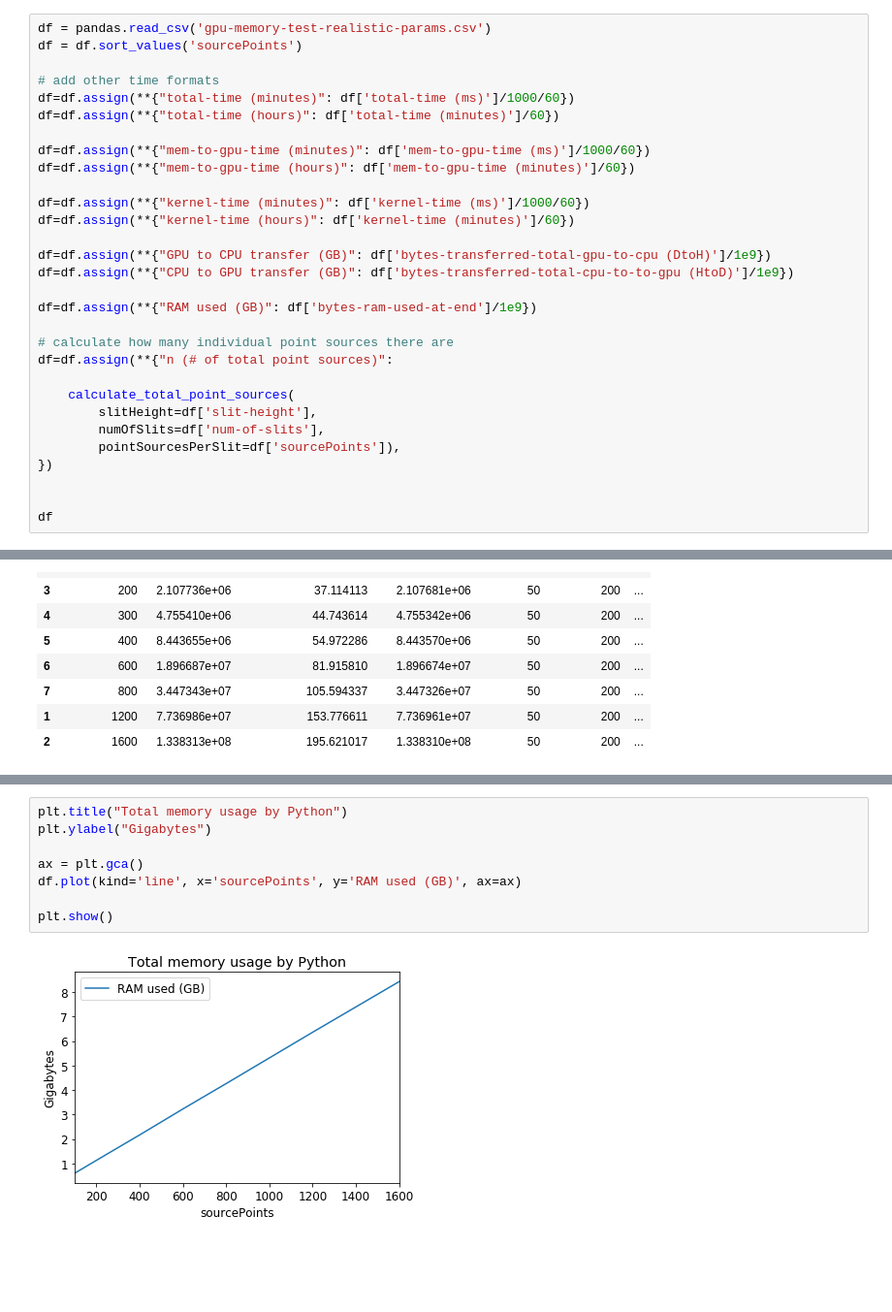
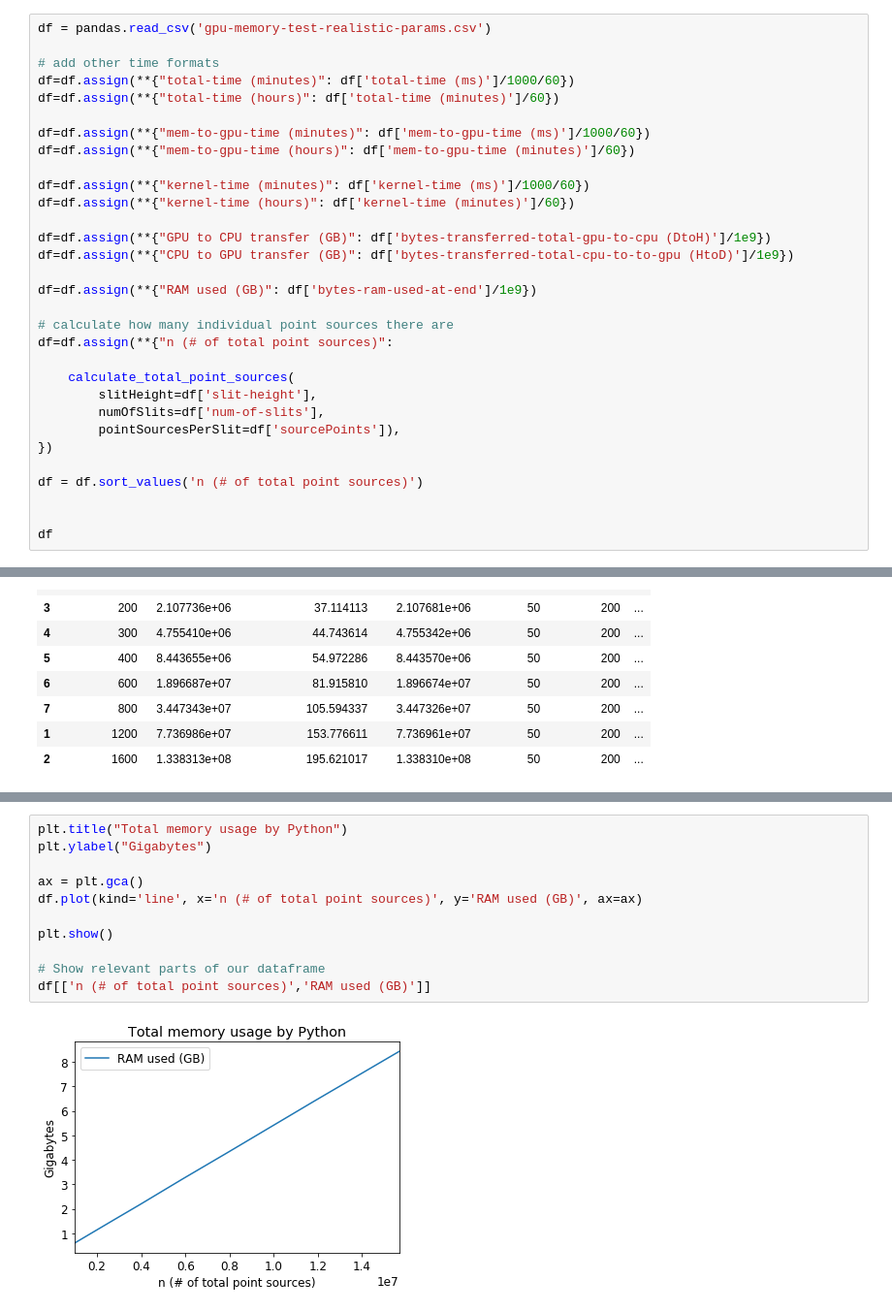
Before and after one commit to gtoledorodriguez/XRay-Optics-Simulation, a Jupyter notebook: notes/gpu-memory-usage/gpu-memory-test-stats.ipynb, the cells around one changed output, grey strips where cells are left out. Shown: that part at 97% size. Drawn from its saved outputs; the diff is of its cells as text; blank space fills up the shorter version.

```diff
--- a/notes/gpu-memory-usage/gpu-memory-test-stats.ipynb
+++ b/notes/gpu-memory-usage/gpu-memory-test-stats.ipynb
@@ -10,7 +10,6 @@ def calculate_total_point_sources(slitHeight: int, numOfSlits: int, pointSources
     return ((slitHeight-1)*(numOfSlits)) * pointSourcesPerSlit
 # %%
 df = pandas.read_csv('gpu-memory-test-realistic-params.csv')
-df = df.sort_values('sourcePoints')
 
 # add other time formats
 df=df.assign(**{"total-time (minutes)": df['total-time (ms)']/1000/60})
@@ -36,6 +35,8 @@ df=df.assign(**{"n (# of total point sources)":
         pointSourcesPerSlit=df['sourcePoints']),
 })
 
+df = df.sort_values('n (# of total point sources)')
+
 
 df
 # %% [output]
@@ -138,10 +150,13 @@ plt.show()
 # %%
 plt.title("Total memory usage by Python")
 plt.ylabel("Gigabytes")
 
 ax = plt.gca()
-df.plot(kind='line', x='sourcePoints', y='RAM used (GB)', ax=ax)
+df.plot(kind='line', x='n (# of total point sources)', y='RAM used (GB)', ax=ax)
 
 plt.show()
+
+# Show relevant parts of our dataframe
+df[['n (# of total point sources)','RAM used (GB)']]
 # %% [output]
-[figure, old version]
+[figure, new version]
```
Also changed, not shown: parts of 6 cells of this notebook.
